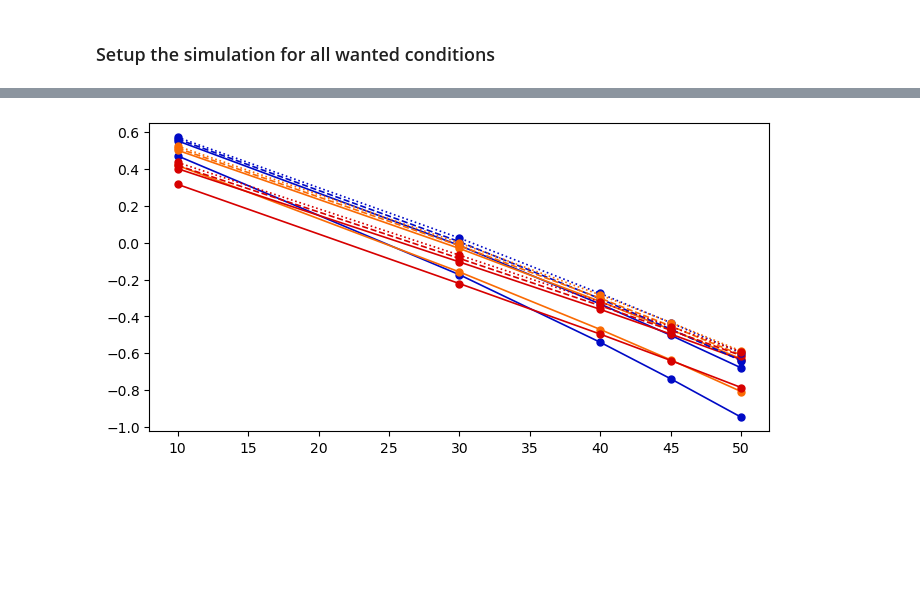
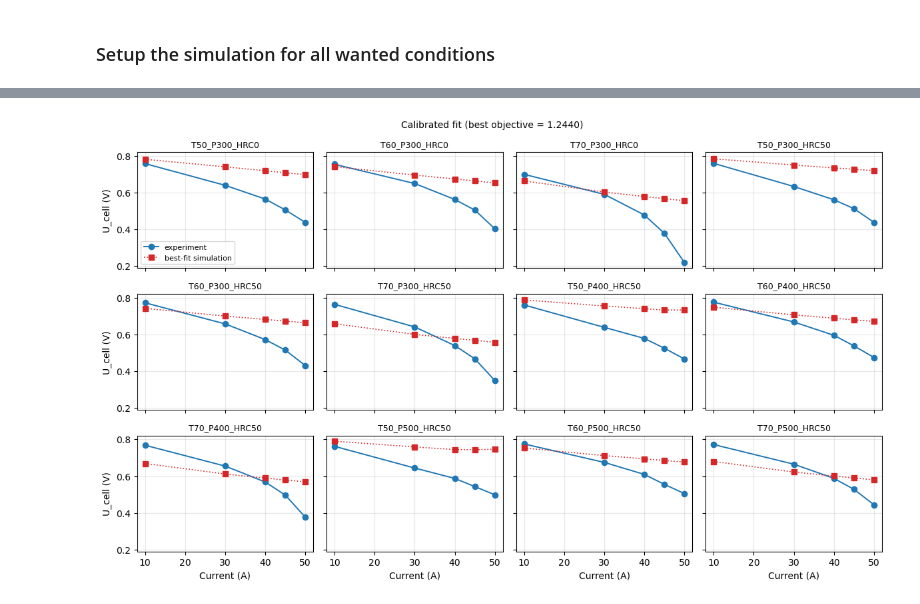
Before and after one commit to YuKwanH/DS-AlphaPEM, a Jupyter notebook: simulation/parameter calibration/dynamic model/polar.ipynb, the cells around one changed output, grey strips where cells are left out. Cells and saved outputs as stored; diff of their text form; code cells hidden in the pictures; blank space fills up the shorter version.

Commit message:
calibration module

```diff
--- a/simulation/parameter calibration/dynamic model/polar.ipynb
+++ b/simulation/parameter calibration/dynamic model/polar.ipynb
@@ -86,16 +90,12 @@ def polartest_sim(model_calib):
                     op["current_density"] = lambda t, _i=i_density: _i
 
                     x_init = init_x(op, model_calib.parameters)
-                    sol = solve_ivp(model_calib.dxdt, (0, 60), x_init,
-                                    method="BDF", max_step=1e-1)
+                    sol = solve_ivp(model_calib.dxdt, (0, 60), x_init, method="BDF", max_step=1e-1)
                     last = {k: sol.y[idx, -1] for idx, k in enumerate(model_calib.solver_variable_names)}
-
                     Rmem_t, Rccl_t, Racl_t = Rproton(last, model_calib.parameters)
-                    Rp = sum(Rmem_t) + Rccl_t + Racl_t
+                    Rp = sum(Rmem_t)
                     Ueq_t = Ueq(last)
-                    Ucell_test.append(Ueq_t - OCV
-                                      - i_density * (Rp + model_calib.parameters["Re"])
-                                      - last["eta_c"])
+                    Ucell_test.append(Ueq_t - OCV - i_density * (Rp + model_calib.parameters["Re"]) - last["eta_c"])
                     if any(math.isnan(v) for v in Ucell_test):
                         return False
 
@@ -180,10 +259,37 @@ Best objective: 44.88574968146053
 # %%
-for key, value in study.best_params.items():
-    parameters[key] = value
-model = PEMFC_dyn(parameters,operating_inputs, init_x(operating_inputs, parameters))
-polardata_sim = polartest_sim(model)
-fig, ax = plt.subplots(figsize=(8, 4))
-for name, data in polardata_sim.items():
-    plot_condition(ax, I_tested, data, name, linewidth=1.2, markersize=5)
+params_best = deepcopy(parameters)
+op_best     = deepcopy(operating_inputs)
+params_best.update(study.best_params)
+
+model_best = PEMFC_dyn(params_best, op_best, init_x(op_best, params_best))
+polardata_sim_best = polartest_sim(model_best)
+
+if polardata_sim_best is False:
+    print("polartest_sim returned False with the best parameters -- nothing to plot.")
+else:
+    n = len(polardata_sim_best)
+    ncols = 4
+    nrows = math.ceil(n / ncols)
+    fig, axes = plt.subplots(nrows, ncols, figsize=(3 * ncols, 2.4 * nrows),
+                             sharex=True, sharey=True, squeeze=False)
+    for ax, (cond_key, ucell_sim) in zip(axes.flatten(), polardata_sim_best.items()):
+        ucell_exp = _experimental_ucell(cond_key)
+        ax.plot(I_tested, ucell_exp, "o-", color="tab:blue",
+                linewidth=1.4, label="experiment")
+        ax.plot(I_tested, ucell_sim, "s:", color="tab:red",
+                linewidth=1.2, label="best-fit simulation")
+        ax.set_title(cond_key, fontsize=9)
+        ax.grid(True, alpha=0.3)
+    for ax in axes.flatten()[n:]:
+        ax.set_visible(False)
+    for ax in axes[-1]:
+        ax.set_xlabel("Current (A)")
+    for ax in axes[:, 0]:
+        ax.set_ylabel("U_cell (V)")
+    axes.flatten()[0].legend(fontsize=8, loc="best")
+    fig.suptitle(f"Calibrated fit (best objective = {study.best_value:.4f})",
+                 fontsize=10)
+    fig.tight_layout()
+    plt.show()
 # %% [output]
-[figure, old version]
+[figure, new version]
```
Also changed, not shown: parts of 6 cells of this notebook, 6 other files.
